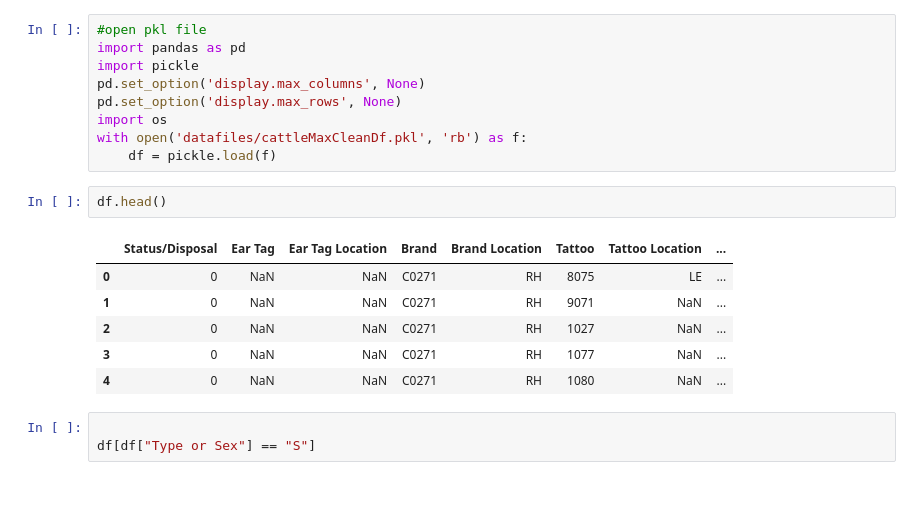
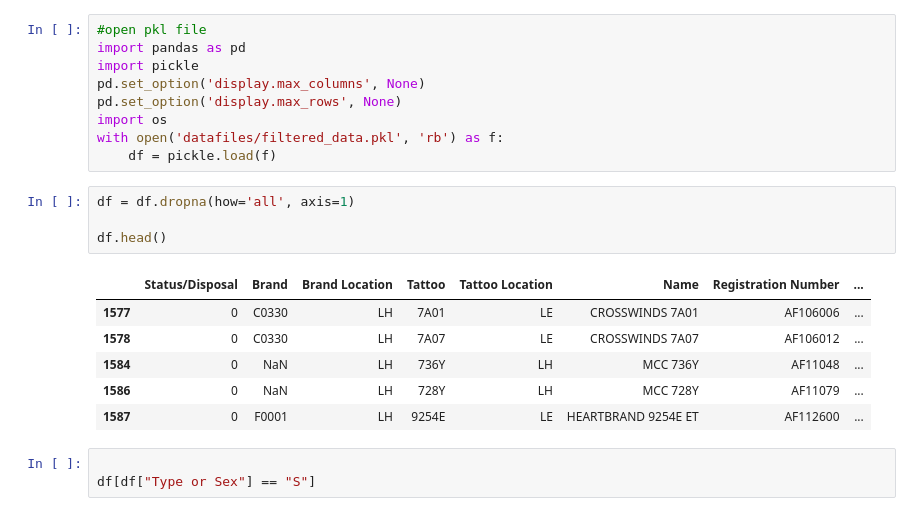
Before and after one commit to case485/Epd-Analyzer-2, a Jupyter notebook: scratchpad.ipynb, the cells around one changed output. Cells and saved outputs as stored; diff of their text form.

```diff
--- a/scratchpad.ipynb
+++ b/scratchpad.ipynb
@@ -5,17 +5,19 @@ import pickle
 pd.set_option('display.max_columns', None)
 pd.set_option('display.max_rows', None)
 import os
-with open('datafiles/cattleMaxCleanDf.pkl', 'rb') as f:
+with open('datafiles/filtered_data.pkl', 'rb') as f:
     df = pickle.load(f)
-# %%
-df.head()
-# %% [output]
-|  | Status/Disposal | Ear Tag | Ear Tag Location | Brand | Brand Location | Tattoo | Tattoo Location | ... |
-| 0 | 0 | NaN | NaN | C0271 | RH | 8075 | LE | ... |
-| 1 | 0 | NaN | NaN | C0271 | RH | 9071 | NaN | ... |
-| 2 | 0 | NaN | NaN | C0271 | RH | 1027 | NaN | ... |
-| 3 | 0 | NaN | NaN | C0271 | RH | 1077 | NaN | ... |
-| 4 | 0 | NaN | NaN | C0271 | RH | 1080 | NaN | ... |
+# %%
+df = df.dropna(how='all', axis=1)
+
+df.head()
+# %% [output]
+|  | Status/Disposal | Brand | Brand Location | Tattoo | Tattoo Location | Name | Registration Number | ... |
+| 1577 | 0 | C0330 | LH | 7A01 | LE | CROSSWINDS 7A01 | AF106006 | ... |
+| 1578 | 0 | C0330 | LH | 7A07 | LE | CROSSWINDS 7A07 | AF106012 | ... |
+| 1584 | 0 | NaN | LH | 736Y | LH | MCC 736Y | AF11048 | ... |
+| 1586 | 0 | NaN | LH | 728Y | LH | MCC 728Y | AF11079 | ... |
+| 1587 | 0 | F0001 | LH | 9254E | LE | HEARTBRAND 9254E ET | AF112600 | ... |
 # %%
 
 df[df["Type or Sex"] == "S"]
```
Also changed, not shown: 14 other files.
